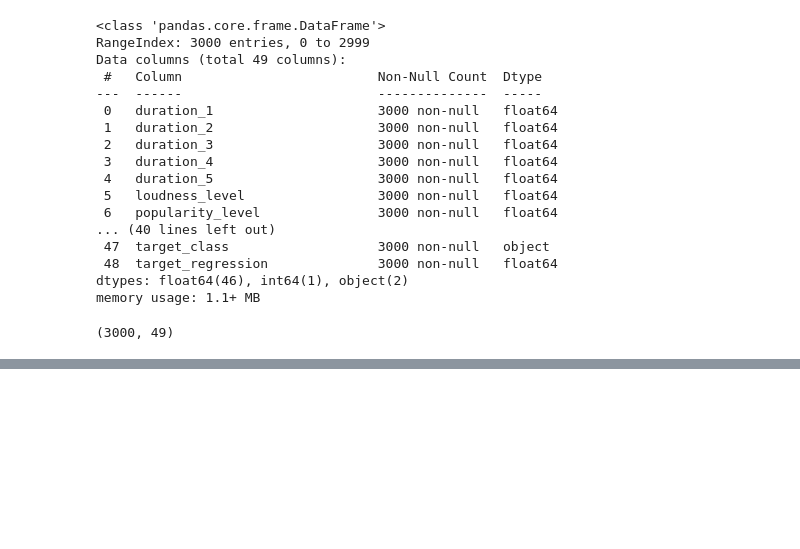
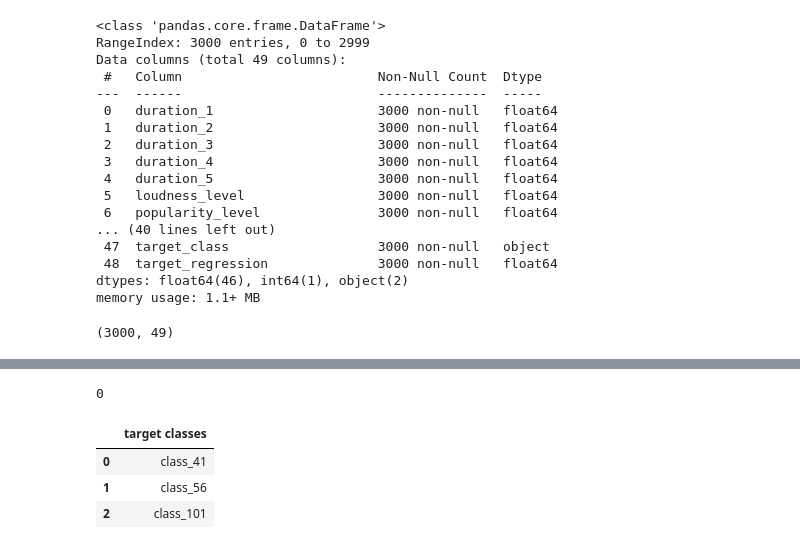
Before and after one commit to wttjoao/music-data-science-modeling, a Jupyter notebook: project_test_1.ipynb, the cells around one changed output, grey strips where cells are left out. Drawn from its saved outputs; the diff is of its cells as text; code cells hidden in the pictures; blank space fills up the shorter version.

```diff
--- a/project_test_1.ipynb
+++ b/project_test_1.ipynb
@@ -45,0 +100,11 @@ df.shape
+# %%
+df.duplicated().sum()
+# %% [output]
+0
+# %%
+pd.DataFrame(df['target_class'].unique(), columns=['target classes'])
+# %% [output]
+|  | target classes |
+| 0 | class_41 |
+| 1 | class_56 |
+| 2 | class_101 |
```
Also changed, not shown: parts of 8 cells of this notebook, 2 other files.
